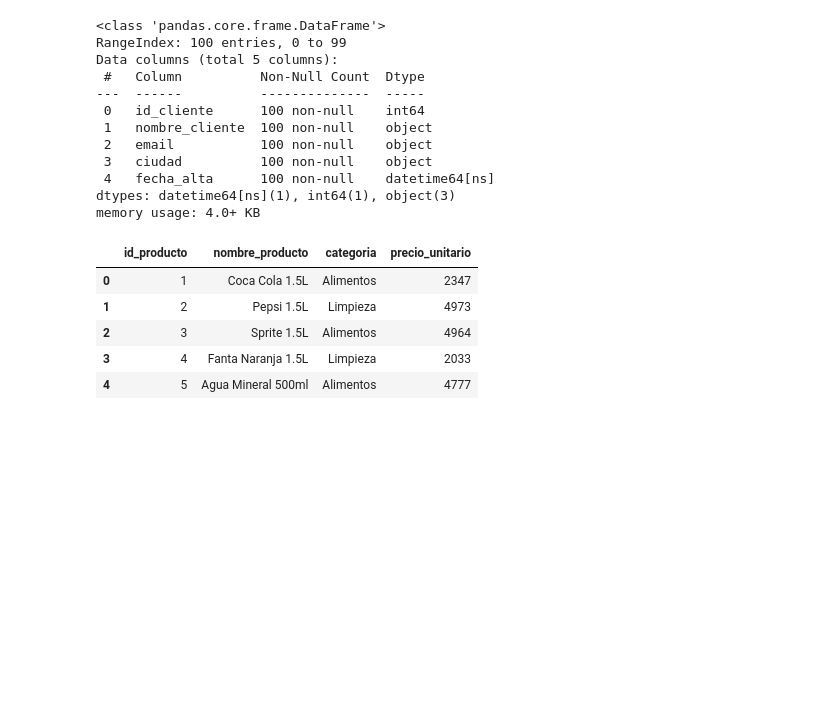
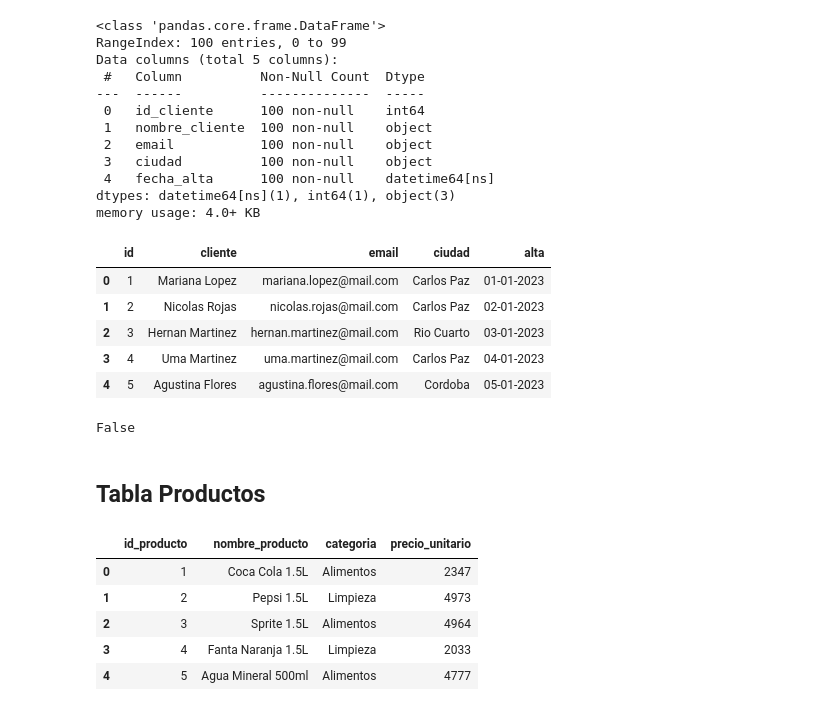
Before and after one commit to DiegoPenalba/ProyectoAurilion, a Jupyter notebook: data.ipynb, the cells around one changed output. Drawn from its saved outputs; the diff is of its cells as text; code cells hidden in the pictures; blank space fills up the shorter version.

```diff
--- a/data.ipynb
+++ b/data.ipynb
@@ -38,6 +73,32 @@ Data columns (total 5 columns):
  4   fecha_alta      100 non-null    datetime64[ns]
 dtypes: datetime64[ns](1), int64(1), object(3)
 memory usage: 4.0+ KB
+# %%
+# Creamos una copia con las transformaciones
+clientes_df_norm = clientes_df.rename(columns={
+    'id_cliente': 'id',
+    'nombre_cliente': 'cliente',
+    'fecha_alta': 'alta'
+})
+
+# Convertimos la fecha de formato aaaa-mm-dd → dd-mm-aaaa
+clientes_df_norm['alta'] = pd.to_datetime(clientes_df_norm['alta']).dt.strftime('%d-%m-%Y')
+# %%
+clientes_df_norm.head()
+# %% [output]
+|  | id | cliente | email | ciudad | alta |
+| 0 | 1 | Mariana Lopez | mariana.lopez@mail.com | Carlos Paz | 01-01-2023 |
+| 1 | 2 | Nicolas Rojas | nicolas.rojas@mail.com | Carlos Paz | 02-01-2023 |
+| 2 | 3 | Hernan Martinez | hernan.martinez@mail.com | Rio Cuarto | 03-01-2023 |
+| 3 | 4 | Uma Martinez | uma.martinez@mail.com | Carlos Paz | 04-01-2023 |
+| 4 | 5 | Agustina Flores | agustina.flores@mail.com | Cordoba | 05-01-2023 |
+# %%
+# me fijo si hay nulos (se que no, pero bueno)
+clientes_df_norm.isnull().values.any()
+# %% [output]
+False
+# %% [markdown]
+## Tabla Productos
 # %%
 productos_df = pd.read_excel(xlsx_path+productosFileName)
 productos_df.head()
```
Also changed, not shown: parts of 27 cells of this notebook, 1 other file.
